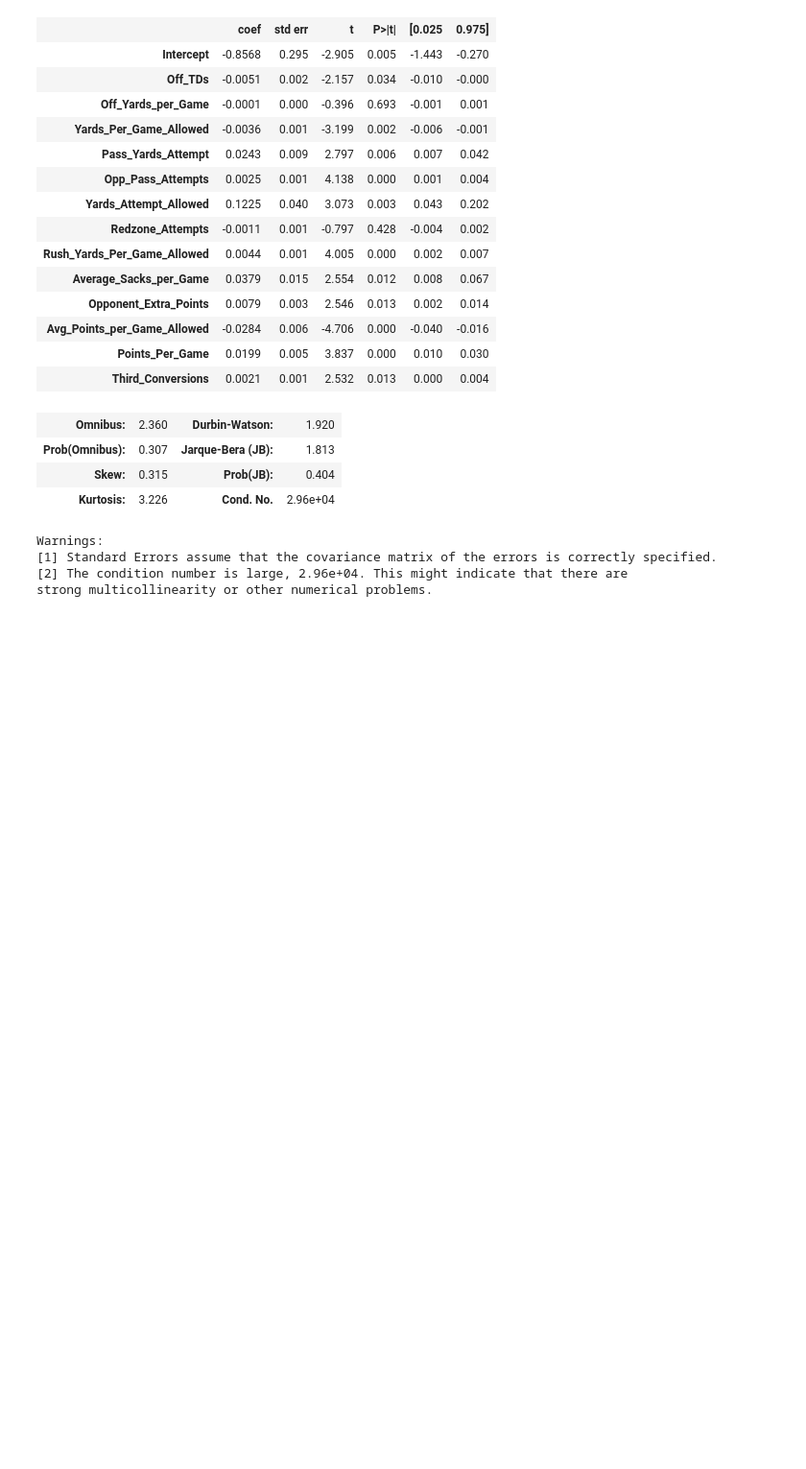
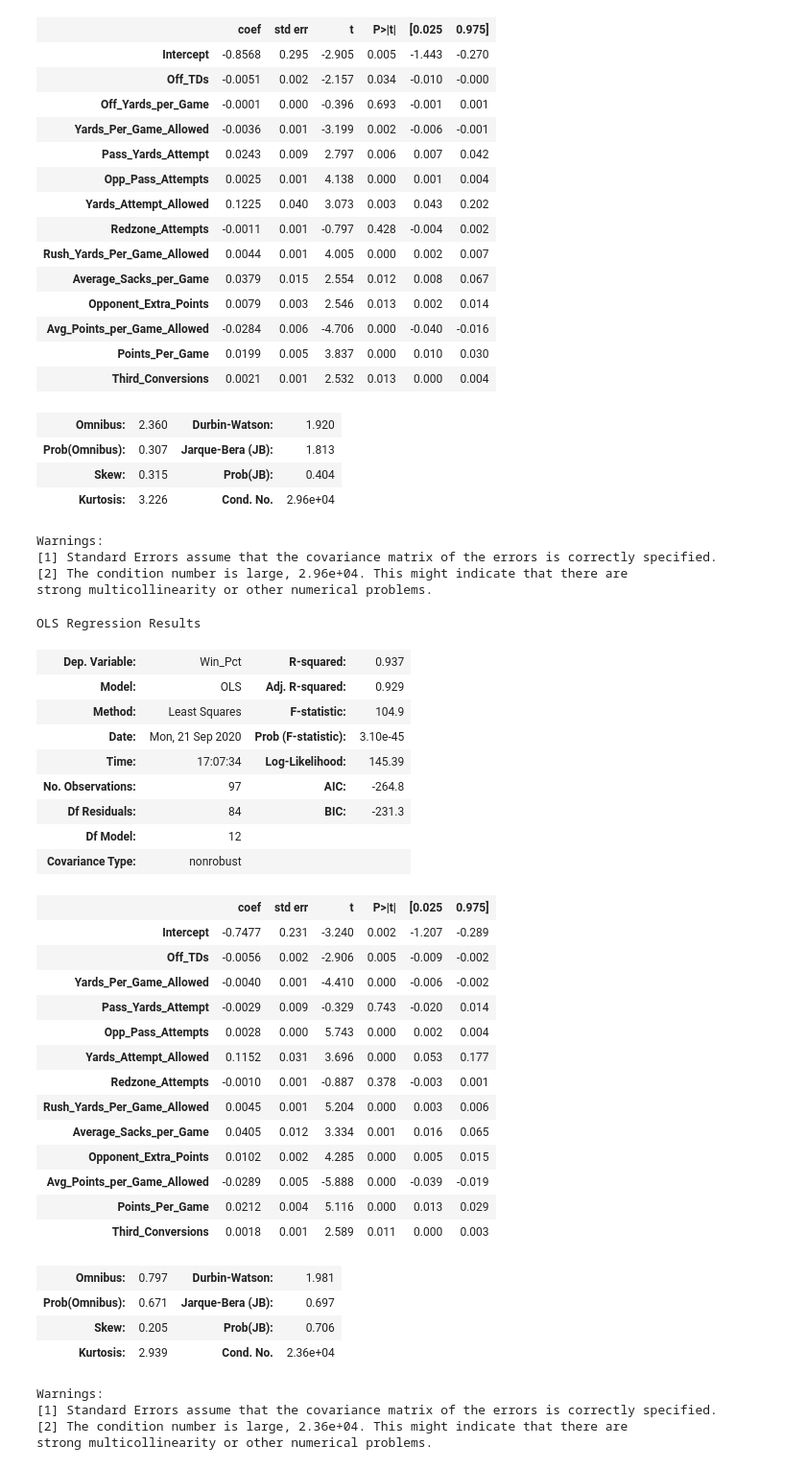
Before and after one commit to jw13git/JingWu-Final_Capstone, a Jupyter notebook: CFB2019_COR.ipynb, the cells around one changed output. Shown: that part at 96% size. Drawn from its saved outputs; the diff is of its cells as text; code cells hidden in the pictures; blank space fills up the shorter version.

Commit message:
finalized linear regression model

```diff
--- a/CFB2019_COR.ipynb
+++ b/CFB2019_COR.ipynb
@@ -785,3 +785,39 @@ strong multicollinearity or other numerical problems.
 formula15 = 'Win_Pct ~ Off_TDs + Yards_Per_Game_Allowed + Pass_Yards_Attempt + Opp_Pass_Attempts + Yards_Attempt_Allowed + Redzone_Attempts + Rush_Yards_Per_Game_Allowed + Average_Sacks_per_Game + Opponent_Extra_Points + Avg_Points_per_Game_Allowed + Points_Per_Game + Third_Conversions'
 # %%
 train15, test15 = statsmodels_train_test_split(df1)
+# %%
+model15 = smf.ols(formula = formula15, data=train15).fit()
+model15.summary()
+# %% [output]
+OLS Regression Results
+| Dep. Variable: | Win_Pct | R-squared: | 0.937 |
+| Model: | OLS | Adj. R-squared: | 0.929 |
+| Method: | Least Squares | F-statistic: | 104.9 |
+| Date: | Mon, 21 Sep 2020 | Prob (F-statistic): | 3.10e-45 |
+| Time: | 17:07:34 | Log-Likelihood: | 145.39 |
+| No. Observations: | 97 | AIC: | -264.8 |
+| Df Residuals: | 84 | BIC: | -231.3 |
+| Df Model: | 12 |  |  |
+| Covariance Type: | nonrobust |  |  |
+|  | coef | std err | t | P>|t| | [0.025 | 0.975] |
+| Intercept | -0.7477 | 0.231 | -3.240 | 0.002 | -1.207 | -0.289 |
+| Off_TDs | -0.0056 | 0.002 | -2.906 | 0.005 | -0.009 | -0.002 |
+| Yards_Per_Game_Allowed | -0.0040 | 0.001 | -4.410 | 0.000 | -0.006 | -0.002 |
+| Pass_Yards_Attempt | -0.0029 | 0.009 | -0.329 | 0.743 | -0.020 | 0.014 |
+| Opp_Pass_Attempts | 0.0028 | 0.000 | 5.743 | 0.000 | 0.002 | 0.004 |
+| Yards_Attempt_Allowed | 0.1152 | 0.031 | 3.696 | 0.000 | 0.053 | 0.177 |
+| Redzone_Attempts | -0.0010 | 0.001 | -0.887 | 0.378 | -0.003 | 0.001 |
+| Rush_Yards_Per_Game_Allowed | 0.0045 | 0.001 | 5.204 | 0.000 | 0.003 | 0.006 |
+| Average_Sacks_per_Game | 0.0405 | 0.012 | 3.334 | 0.001 | 0.016 | 0.065 |
+| Opponent_Extra_Points | 0.0102 | 0.002 | 4.285 | 0.000 | 0.005 | 0.015 |
+| Avg_Points_per_Game_Allowed | -0.0289 | 0.005 | -5.888 | 0.000 | -0.039 | -0.019 |
+| Points_Per_Game | 0.0212 | 0.004 | 5.116 | 0.000 | 0.013 | 0.029 |
+| Third_Conversions | 0.0018 | 0.001 | 2.589 | 0.011 | 0.000 | 0.003 |
+| Omnibus: | 0.797 | Durbin-Watson: | 1.981 |
+| Prob(Omnibus): | 0.671 | Jarque-Bera (JB): | 0.697 |
+| Skew: | 0.205 | Prob(JB): | 0.706 |
+| Kurtosis: | 2.939 | Cond. No. | 2.36e+04 |
+Warnings:
+[1] Standard Errors assume that the covariance matrix of the errors is correctly specified.
+[2] The condition number is large, 2.36e+04. This might indicate that there are
+strong multicollinearity or other numerical problems.
```
Also changed, not shown: parts of 3 cells of this notebook.
